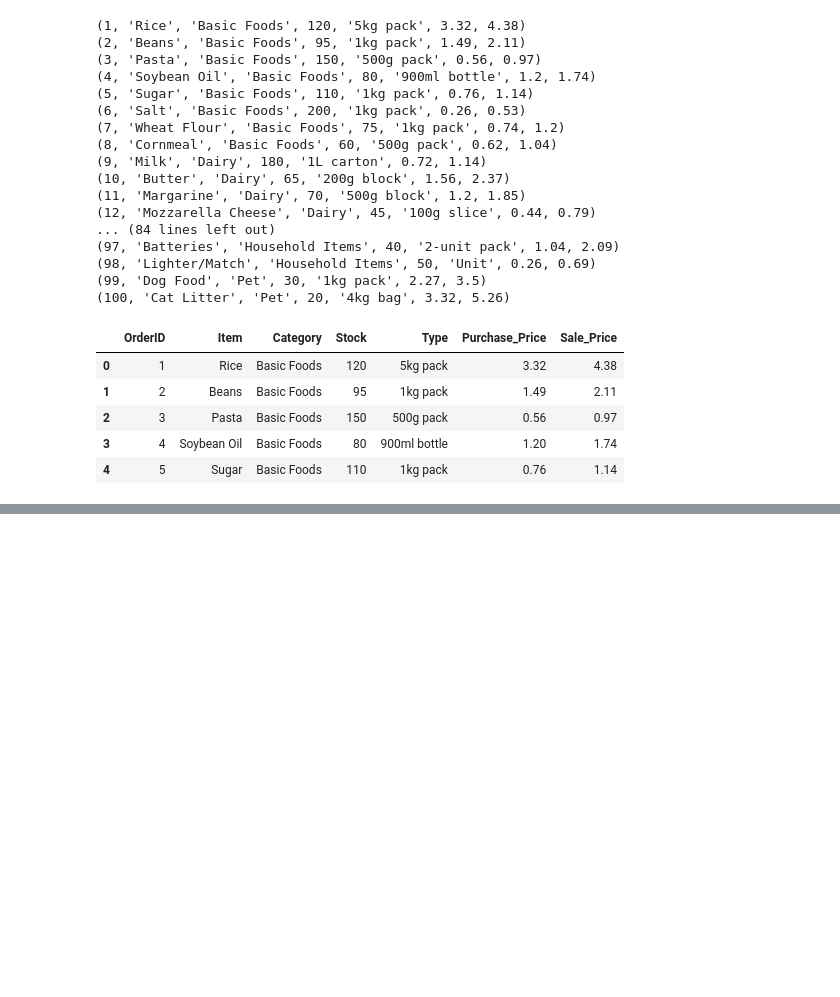
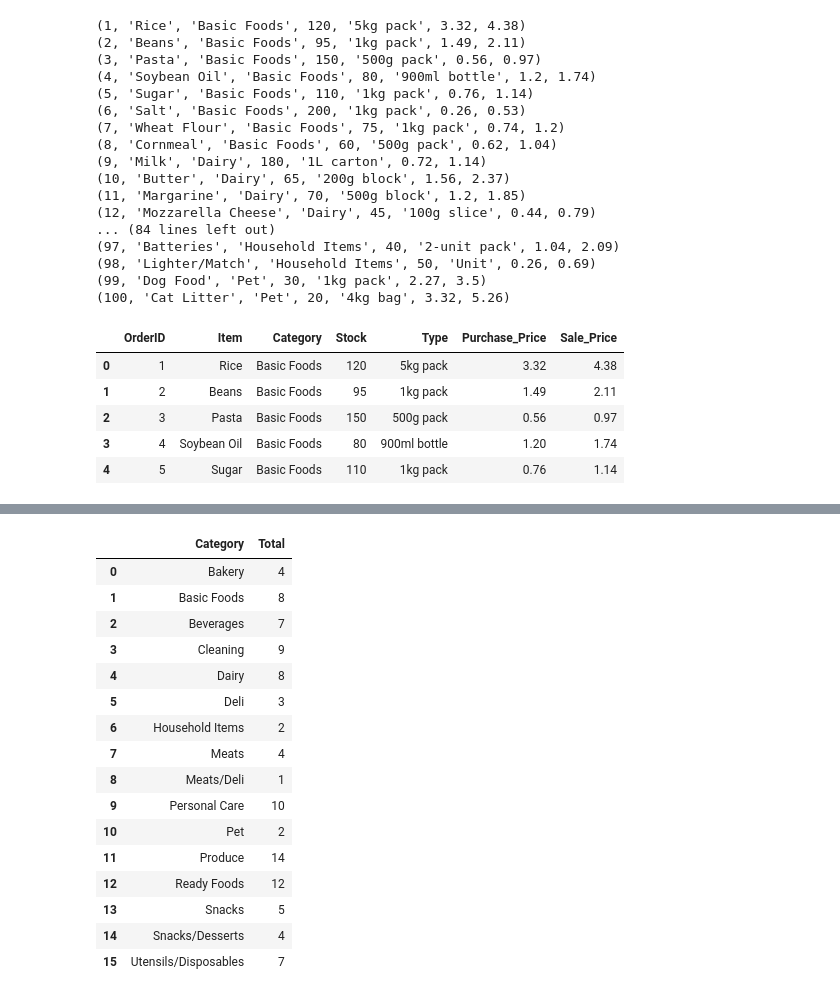
Before and after one commit to italomellors/Data_Analysis_Projects, a Jupyter notebook: 01-supermarket-sales-analysis/notebooks/super_market.ipynb, the cells around one changed output, grey strips where cells are left out. Cells and saved outputs as stored; diff of their text form; code cells hidden in the pictures; blank space fills up the shorter version.

```diff
--- a/01-supermarket-sales-analysis/notebooks/super_market.ipynb
+++ b/01-supermarket-sales-analysis/notebooks/super_market.ipynb
@@ -154,0 +172,26 @@ df.head()
+# %%
+# Total de produtos agrupado por categoria
+cursor.execute("SELECT Category, COUNT(*) AS Total FROM Products GROUP BY Category")
+category_count = cursor.fetchall()
+
+# Visualização com pandas
+df_category_count = pd.DataFrame(category_count, columns=["Category", "Total"])
+df_category_count
+# %% [output]
+|  | Category | Total |
+| 0 | Bakery | 4 |
+| 1 | Basic Foods | 8 |
+| 2 | Beverages | 7 |
+| 3 | Cleaning | 9 |
+| 4 | Dairy | 8 |
+| 5 | Deli | 3 |
+| 6 | Household Items | 2 |
+| 7 | Meats | 4 |
+| 8 | Meats/Deli | 1 |
+| 9 | Personal Care | 10 |
+| 10 | Pet | 2 |
+| 11 | Produce | 14 |
+| 12 | Ready Foods | 12 |
+| 13 | Snacks | 5 |
+| 14 | Snacks/Desserts | 4 |
+| 15 | Utensils/Disposables | 7 |
```
Also changed, not shown: parts of 5 cells of this notebook, 2 other files.
